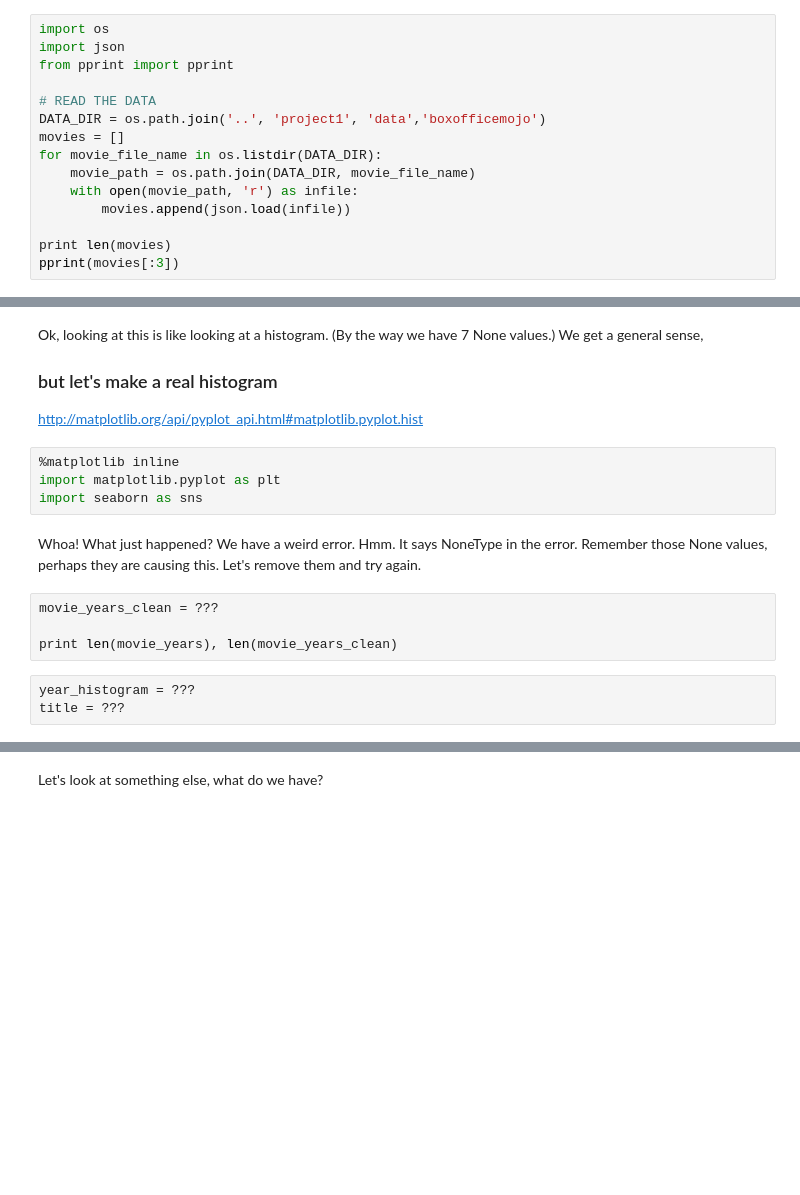
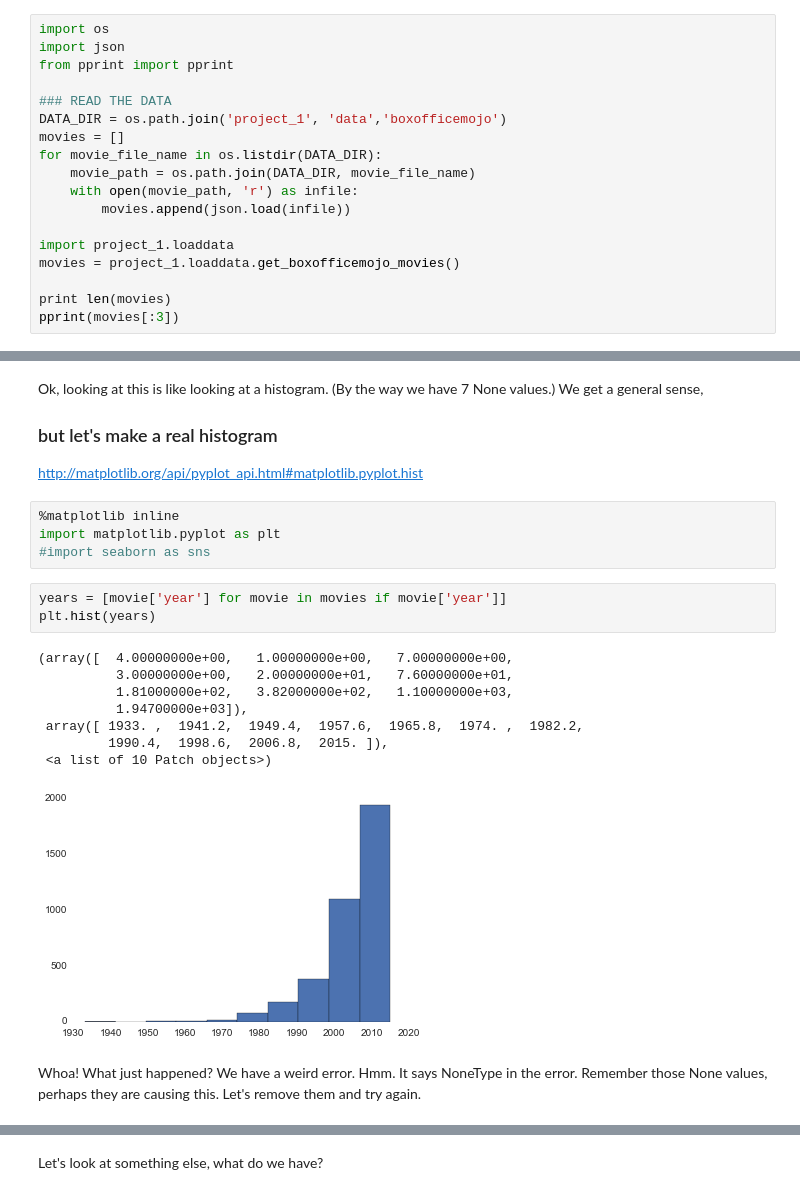
Before and after one commit to StevenLiCOF/DSCB_Project_2_Group, a Jupyter notebook: EDA_and_Regression_student.ipynb, the cells around one changed output, grey strips where cells are left out. Cells and saved outputs as stored; diff of their text form; blank space fills up the shorter version.

```diff
--- a/EDA_and_Regression_student.ipynb
+++ b/EDA_and_Regression_student.ipynb
@@ -5,14 +5,17 @@ import os
 import json
 from pprint import pprint
 
-# READ THE DATA
-DATA_DIR = os.path.join('..', 'project1', 'data','boxofficemojo')
+### READ THE DATA
+DATA_DIR = os.path.join('project_1', 'data','boxofficemojo')
 movies = []
 for movie_file_name in os.listdir(DATA_DIR):
     movie_path = os.path.join(DATA_DIR, movie_file_name)
     with open(movie_path, 'r') as infile:
         movies.append(json.load(infile))
 
+import project_1.loaddata
+movies = project_1.loaddata.get_boxofficemojo_movies()
+
 print len(movies)
 pprint(movies[:3])
 # %% [output]
@@ -52,13 +90,18 @@ http://matplotlib.org/api/pyplot_api.html#matplotlib.pyplot.hist
 # %%
 %matplotlib inline
 import matplotlib.pyplot as plt
-import seaborn as sns
+#import seaborn as sns
+# %%
+years = [movie['year'] for movie in movies if movie['year']]
+plt.hist(years)
+# %% [output]
+(array([  4.00000000e+00,   1.00000000e+00,   7.00000000e+00,
+          3.00000000e+00,   2.00000000e+01,   7.60000000e+01,
+          1.81000000e+02,   3.82000000e+02,   1.10000000e+03,
+          1.94700000e+03]),
+ array([ 1933. ,  1941.2,  1949.4,  1957.6,  1965.8,  1974. ,  1982.2,
+         1990.4,  1998.6,  2006.8,  2015. ]),
+ <a list of 10 Patch objects>)
+[figure, added]
 # %% [markdown]
 Whoa! What just happened? We have a weird error. Hmm. It says NoneType in the error. Remember those None values, perhaps they are causing this. Let's remove them and try again.
-# %%
-movie_years_clean = ???
-
-print len(movie_years), len(movie_years_clean)
-# %%
-year_histogram = ???
-title = ???
```
Also changed, not shown: parts of 25 cells of this notebook.
